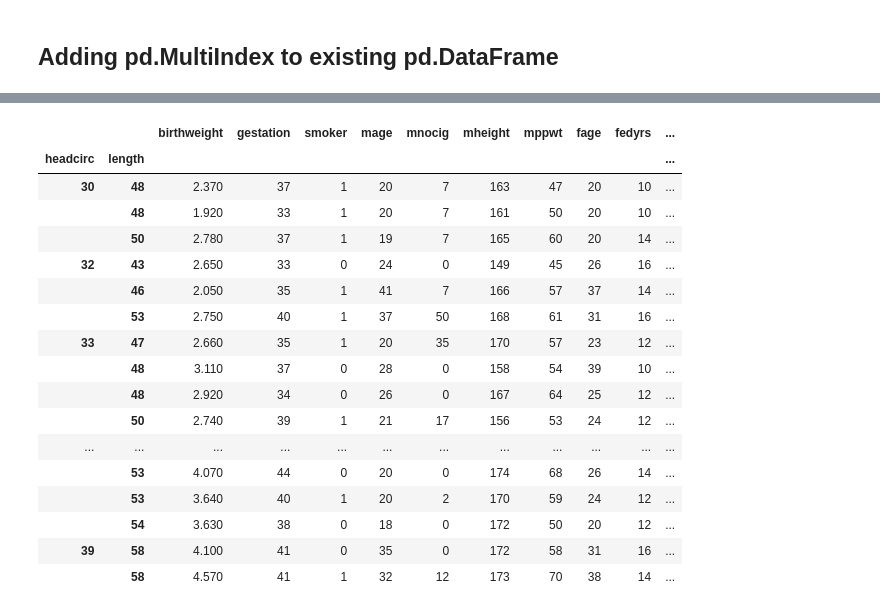
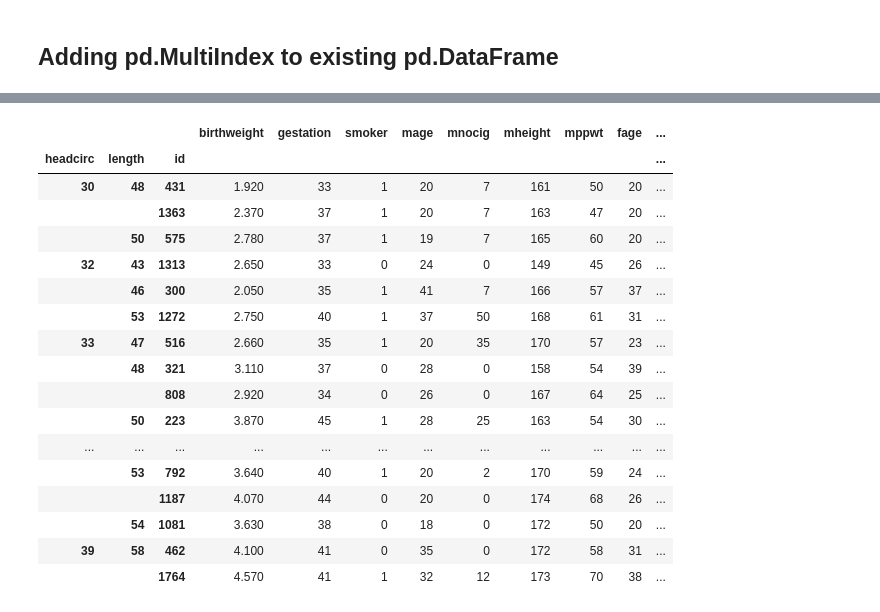
Before and after one commit to FreeLike76/KpiDataAnalysisPython, a Jupyter notebook: lab3/main3.ipynb, the cells around one changed output, grey strips where cells are left out. Cells and saved outputs as stored; diff of their text form; code cells hidden in the pictures.

```diff
--- a/lab3/main3.ipynb
+++ b/lab3/main3.ipynb
@@ -129,25 +106,28 @@ dtype: int64
 # %%
+# save current index to "id"
 df["id"] = df.index
+# reaplce index with "geadcirc" and append "length" as index, then sort
 df.set_index("headcirc", inplace=True)
 df.set_index("length", append=True, inplace=True)
+df.set_index("id", append=True, inplace=True)
 df.sort_index(inplace=True)
 df
 # %% [output]
-|  |  | birthweight | gestation | smoker | mage | mnocig | mheight | mppwt | fage | fedyrs | ... |
-| headcirc | length |  |  |  |  |  |  |  |  |  | ... |
-| 30 | 48 | 2.370 | 37 | 1 | 20 | 7 | 163 | 47 | 20 | 10 | ... |
-|  | 48 | 1.920 | 33 | 1 | 20 | 7 | 161 | 50 | 20 | 10 | ... |
-|  | 50 | 2.780 | 37 | 1 | 19 | 7 | 165 | 60 | 20 | 14 | ... |
-| 32 | 43 | 2.650 | 33 | 0 | 24 | 0 | 149 | 45 | 26 | 16 | ... |
-|  | 46 | 2.050 | 35 | 1 | 41 | 7 | 166 | 57 | 37 | 14 | ... |
-|  | 53 | 2.750 | 40 | 1 | 37 | 50 | 168 | 61 | 31 | 16 | ... |
-| 33 | 47 | 2.660 | 35 | 1 | 20 | 35 | 170 | 57 | 23 | 12 | ... |
-|  | 48 | 3.110 | 37 | 0 | 28 | 0 | 158 | 54 | 39 | 10 | ... |
-|  | 48 | 2.920 | 34 | 0 | 26 | 0 | 167 | 64 | 25 | 12 | ... |
-|  | 50 | 2.740 | 39 | 1 | 21 | 17 | 156 | 53 | 24 | 12 | ... |
+|  |  |  | birthweight | gestation | smoker | mage | mnocig | mheight | mppwt | fage | ... |
+| headcirc | length | id |  |  |  |  |  |  |  |  | ... |
+| 30 | 48 | 431 | 1.920 | 33 | 1 | 20 | 7 | 161 | 50 | 20 | ... |
+|  |  | 1363 | 2.370 | 37 | 1 | 20 | 7 | 163 | 47 | 20 | ... |
+|  | 50 | 575 | 2.780 | 37 | 1 | 19 | 7 | 165 | 60 | 20 | ... |
+| 32 | 43 | 1313 | 2.650 | 33 | 0 | 24 | 0 | 149 | 45 | 26 | ... |
+|  | 46 | 300 | 2.050 | 35 | 1 | 41 | 7 | 166 | 57 | 37 | ... |
+|  | 53 | 1272 | 2.750 | 40 | 1 | 37 | 50 | 168 | 61 | 31 | ... |
+| 33 | 47 | 516 | 2.660 | 35 | 1 | 20 | 35 | 170 | 57 | 23 | ... |
+|  | 48 | 321 | 3.110 | 37 | 0 | 28 | 0 | 158 | 54 | 39 | ... |
+|  |  | 808 | 2.920 | 34 | 0 | 26 | 0 | 167 | 64 | 25 | ... |
+|  | 50 | 223 | 3.870 | 45 | 1 | 28 | 25 | 163 | 54 | 30 | ... |
 | ... | ... | ... | ... | ... | ... | ... | ... | ... | ... | ... | ... |
-|  | 53 | 4.070 | 44 | 0 | 20 | 0 | 174 | 68 | 26 | 14 | ... |
-|  | 53 | 3.640 | 40 | 1 | 20 | 2 | 170 | 59 | 24 | 12 | ... |
-|  | 54 | 3.630 | 38 | 0 | 18 | 0 | 172 | 50 | 20 | 12 | ... |
-| 39 | 58 | 4.100 | 41 | 0 | 35 | 0 | 172 | 58 | 31 | 16 | ... |
-|  | 58 | 4.570 | 41 | 1 | 32 | 12 | 173 | 70 | 38 | 14 | ... |
+|  | 53 | 792 | 3.640 | 40 | 1 | 20 | 2 | 170 | 59 | 24 | ... |
+|  |  | 1187 | 4.070 | 44 | 0 | 20 | 0 | 174 | 68 | 26 | ... |
+|  | 54 | 1081 | 3.630 | 38 | 0 | 18 | 0 | 172 | 50 | 20 | ... |
+| 39 | 58 | 462 | 4.100 | 41 | 0 | 35 | 0 | 172 | 58 | 31 | ... |
+|  |  | 1764 | 4.570 | 41 | 1 | 32 | 12 | 173 | 70 | 38 | ... |
```
Also changed, not shown: parts of 24 cells of this notebook.
